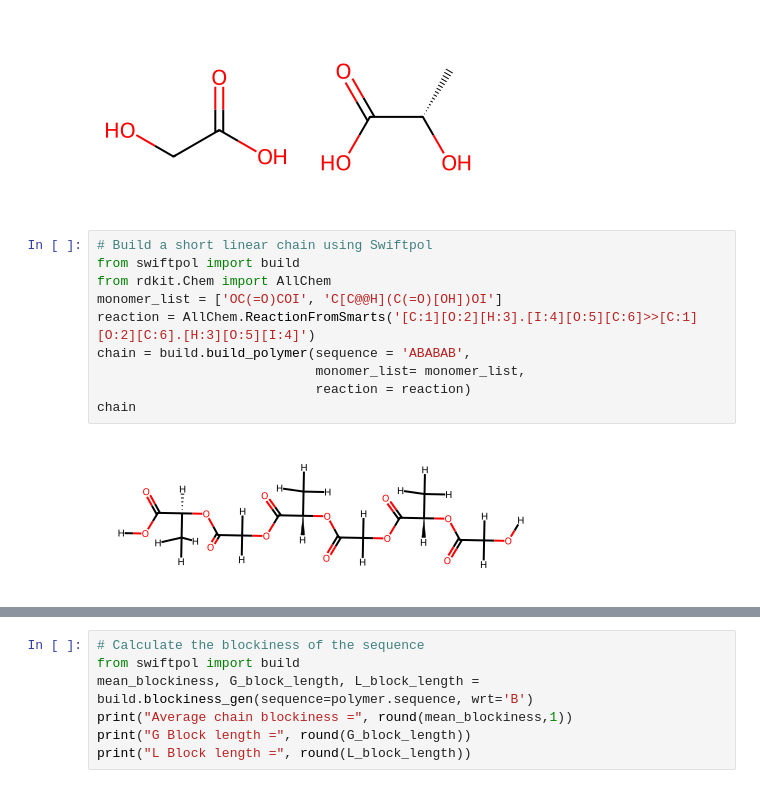
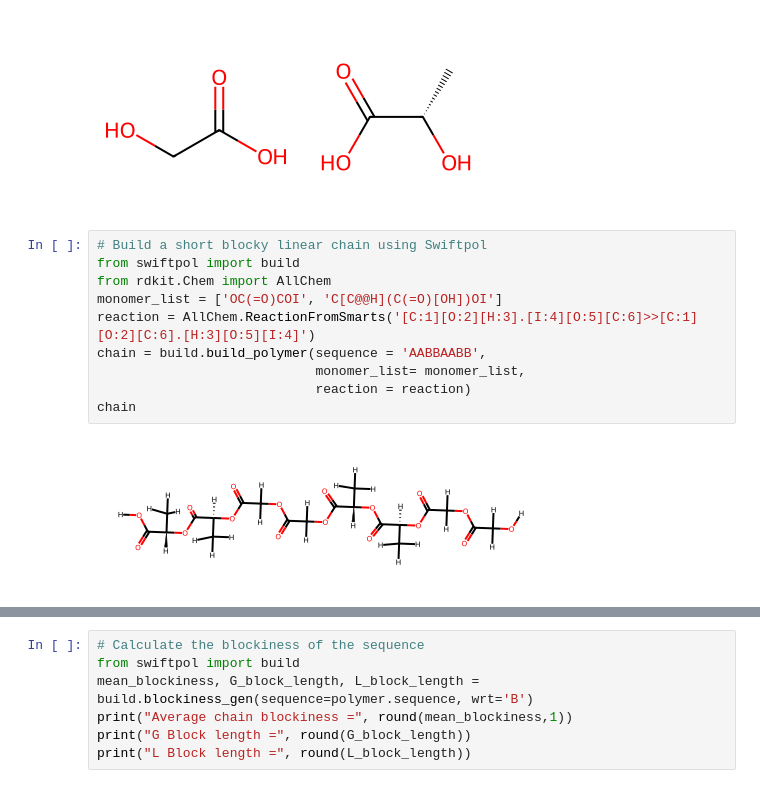
Before and after one commit to matta-research-group/SwiftPol, a Jupyter notebook: Example_Notebooks/PLGA_demo.ipynb, the cells around one changed output, grey strips where cells are left out. Saved outputs shown, nothing was run; the diff lists cells and outputs as text.

```diff
--- a/Example_Notebooks/PLGA_demo.ipynb
+++ b/Example_Notebooks/PLGA_demo.ipynb
@@ -34,17 +23,17 @@ Chem.Draw.MolsToGridImage([glycolic,lactate])
 # %% [output]
 [figure]
 # %%
-# Build a short linear chain using Swiftpol
+# Build a short blocky linear chain using Swiftpol
 from swiftpol import build
 from rdkit.Chem import AllChem
 monomer_list = ['OC(=O)COI', 'C[C@@H](C(=O)[OH])OI']
 reaction = AllChem.ReactionFromSmarts('[C:1][O:2][H:3].[I:4][O:5][C:6]>>[C:1][O:2][C:6].[H:3][O:5][I:4]')
-chain = build.build_polymer(sequence = 'ABABAB',
+chain = build.build_polymer(sequence = 'AABBAABB',
                             monomer_list= monomer_list,
                             reaction = reaction)
 chain
 # %% [output]
-[figure, old version]
+[figure, new version]
 # %%
 # Build a PLGA system
 # Note: This polymer system is small, to facilitate a fast workflow demo, therefore some parameters (chain length, residual monomer) may not be close to input
```
Also changed, not shown: parts of 10 cells of this notebook.
